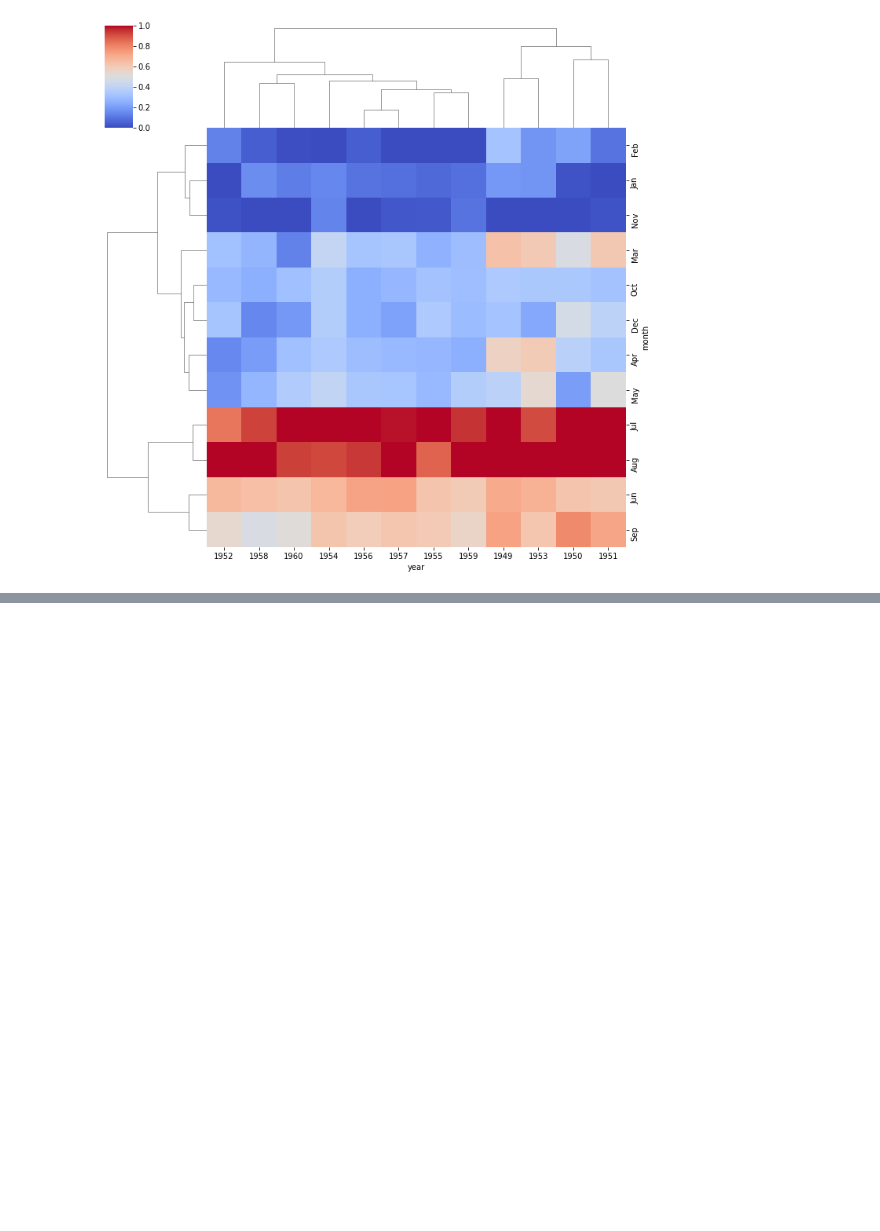
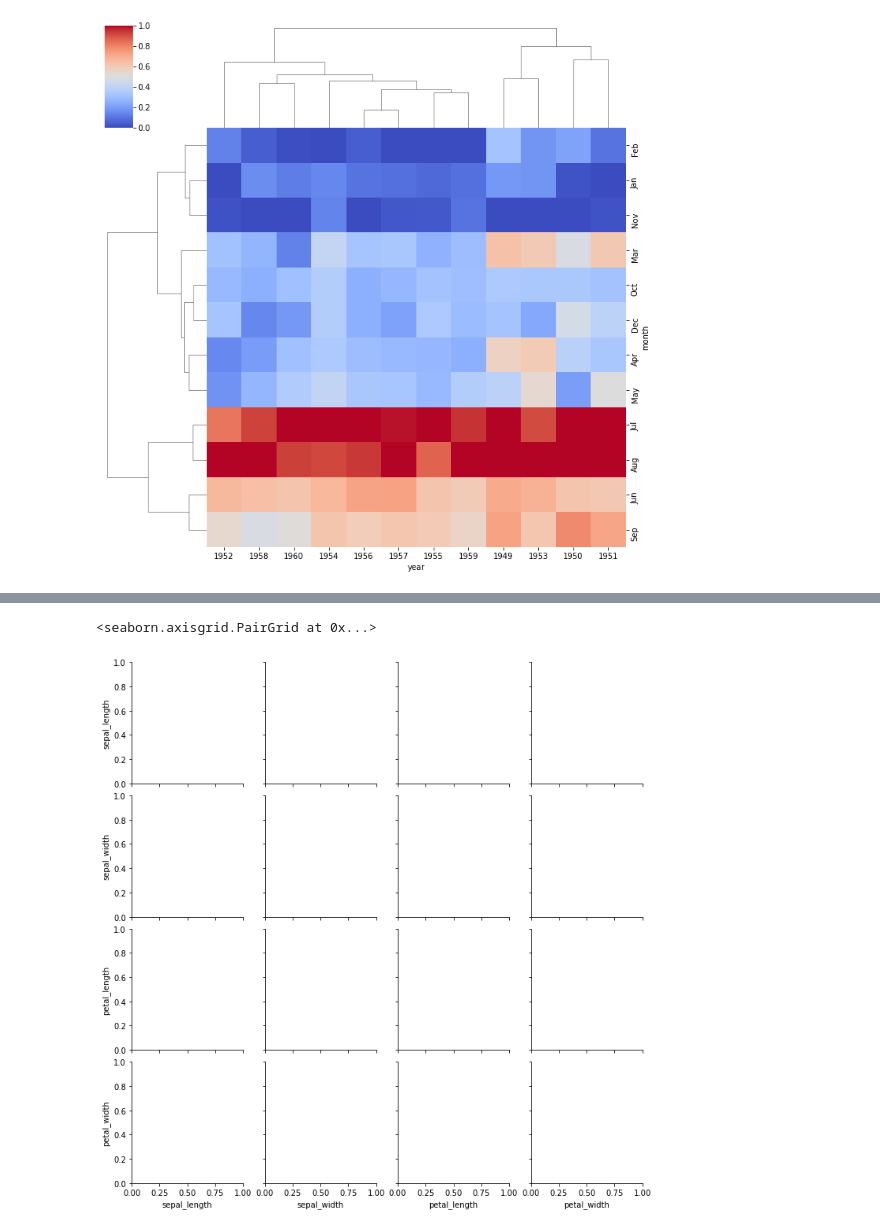
Before and after one commit to nomanbaig98/python-for-data-science-and-machine-learning-bootcamp, a Jupyter notebook: 06. Python for Data Visualization - Seaborn/01 Seaborn.ipynb, the cells around one changed output, grey strips where cells are left out. Drawn from its saved outputs; the diff is of its cells as text; code cells hidden in the pictures; blank space fills up the shorter version.

```diff
--- a/06. Python for Data Visualization - Seaborn/01 Seaborn.ipynb
+++ b/06. Python for Data Visualization - Seaborn/01 Seaborn.ipynb
@@ -391,0 +419,5 @@ sns.clustermap(fp,cmap='coolwarm',standard_scale=1)
+# %%
+sns.PairGrid(iris)
+# %% [output]
+<seaborn.axisgrid.PairGrid at 0x...>
+[figure, added]
```
Also changed, not shown: parts of 13 cells of this notebook.
